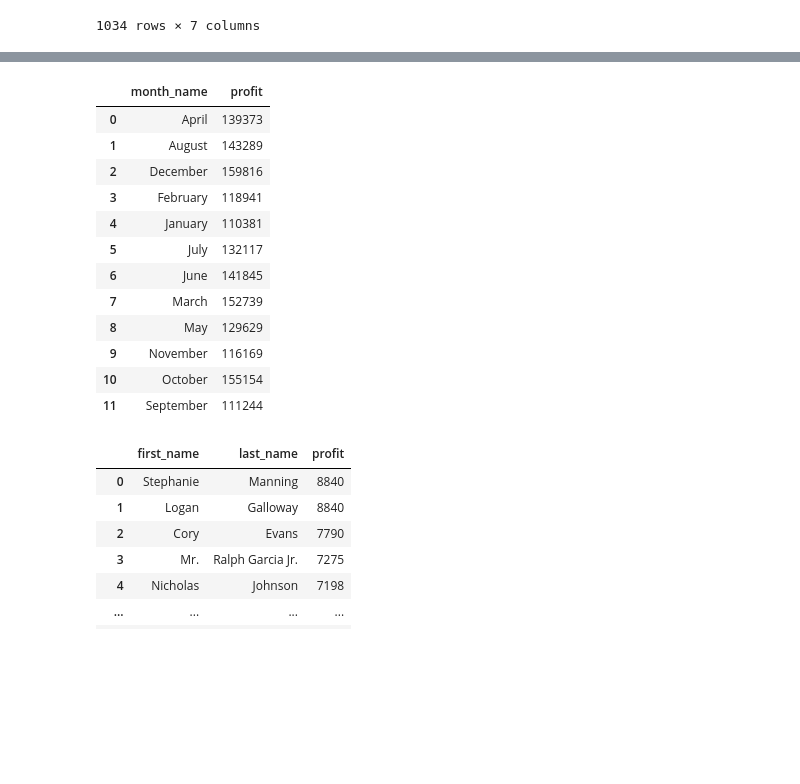
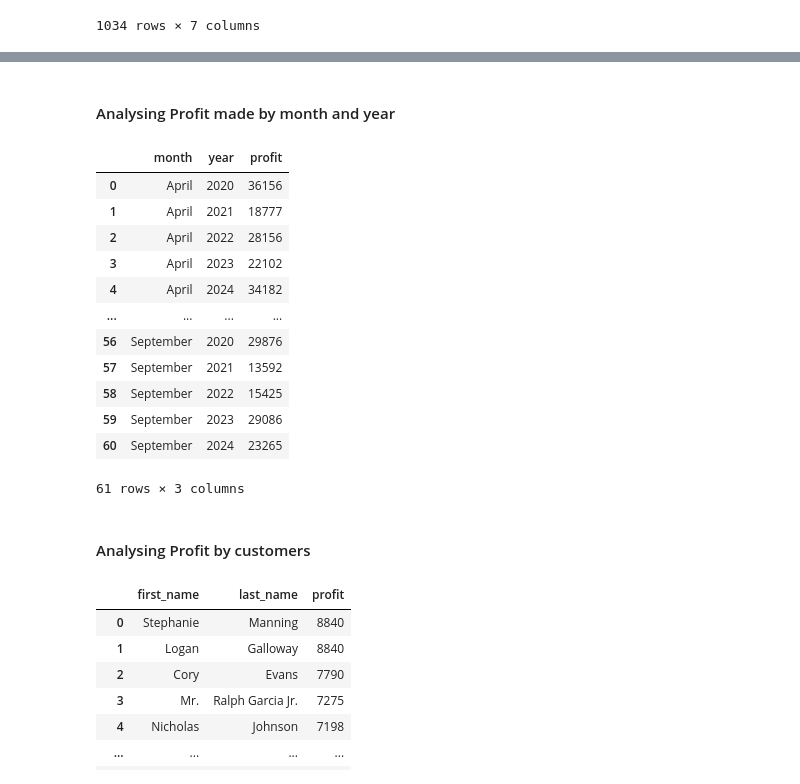
Before and after one commit to Adewaleilesanmi001/Platform-for-Strategic-Retail-Decisions, a Jupyter notebook: sales_intelligence.ipynb, the cells around one changed output, grey strips where cells are left out. Cells and saved outputs as stored; diff of their text form; code cells hidden in the pictures; blank space fills up the shorter version.

```diff
--- a/sales_intelligence.ipynb
+++ b/sales_intelligence.ipynb
@@ -200,7 +196,5 @@ df.to_excel('clean_sales_data.xlsx', index=False)
 # %%
-df_products = df[['category', 'sub_category']].drop_duplicates().reset_index(drop=True)
+df_products = df[['category', 'sub_category']].copy().drop_duplicates().reset_index(drop=True)
 df_products['product_id'] = df_products.index + 1
 df_products = df_products[['product_id', 'category', 'sub_category']]
 df_products
-df_products.to_csv('df_products.csv', index=False)
-df_products.to_excel('df_products.xlsx', index=False)
@@ -207,6 +217,7 @@ df_products.to_excel('df_products.xlsx', index=False)
 # %%
 df_customers = (
     df[['first_name', 'last_name', 'state', 'city']]
+    .copy()
     .drop_duplicates()
     .reset_index(drop=True)
 )
@@ -214,6 +225,3 @@ df_customers['customer_id'] = df_customers.index + 1
 # df_customers[['first_name', 'last_name']] = df_customers['customername'].str.split(' ', n=1, expand=True)
 df_customers = df_customers[['customer_id', 'first_name', 'last_name', 'state', 'city']]
 df_customers
-
-df_customers.to_csv('df_customers.csv', index=False)
-df_customers.to_excel('df_customers.xlsx', index=False)
@@ -225,17 +249,15 @@ df_orderss = (
            right_on=['first_name', 'last_name', 'state', 'city'],
            how='left', validate='many_to_one')
     .merge(df_products[['product_id', 'sub_category']], on='sub_category', how='left', validate='many_to_one')
-)
+).copy().drop_duplicates().reset_index(drop=True)
 df_orderss['cost_per_unit'] = np.where(
     df_orderss['quantity'] != 0,
     ((df_orderss['amount'] - df_orderss['profit']) / df_orderss['quantity']).round(2),
     np.nan
 )
+df_orderss['price'] = (df_orderss['amount'] / df_orderss['quantity']).round(2)
 df_orderss.insert(0, 'order_pk', df_orderss.index + 1)
-df_orderss['price'] = (df_orderss['amount'] / df_orderss['quantity']).round(2)
+
 df_orders = df_orderss[['order_pk', 'order_id', 'order_date', 'amount', 'paymentmode', 'quantity', 'customer_id', 'product_id', 'price']]
 
 df_orders
-
-df_orders.to_csv('df_orders.csv', index=False)
-df_orders.to_excel('df_orders.xlsx', index=False)
@@ -258,20 +309,18 @@ df_revenue.to_excel('df_revenue.xlsx', index=False)
 # %%
+
+
 df_fact_table = (
     df_customers[['customer_id']]
             .merge(df_orderss[['order_pk', 'order_id', 'order_date', 'amount', 'paymentmode', 'quantity',
        'customer_id', 'product_id', 'price', 'profit', 'cost_per_unit']], on='customer_id', how='left')
             .merge(df_products[['category', 'sub_category' , 'product_id']], on='product_id', how='left')
           #   .merge(df[['profit', 'amount', 'order_date','order_id', 'first_name', 'last_name', 'state', 'city']], on=['first_name', 'last_name', 'state', 'city'],  how='left', validate='many_to_many'). reset_index(drop=True)
-
-                 )
-df_fact_table['month_name'] = df_fact_table['order_date'].dt.strftime('%B')
+                 ).copy().drop_duplicates().reset_index(drop=True)
+df_fact_table['month'] = df_fact_table['order_date'].dt.strftime('%B')
+df_fact_table['year'] = df_fact_table['order_date'].dt.year
 df_fact_table['transaction_id'] = df_fact_table.index + 1
 # df_fact_table = df_fact_table[['order_id', 'customer_id', 'city', 'category', 'sub_category', 'paymentmode', 'order_date', 'amount', 'profit', 'quantity']]
 df_fact_table = df_fact_table[['transaction_id', 'customer_id', 'order_pk', 'order_date', 'amount', 'paymentmode',
        'quantity', 'product_id', 'price', 'profit', 'cost_per_unit',
-       'category', 'sub_category', 'month_name']]
+        'month', 'year']]
 df_fact_table
-
-
-df_fact_table.to_csv('df_fact_table.csv', index=False)
-df_fact_table.to_excel('df_fact_table.xlsx', index=False)
@@ -354,27 +418,32 @@ month_profit_category
+# %% [markdown]
+#### Analysing Profit made by month and year
 # %%
 monthly_profit = (
-    df_fact_table.groupby('month_name')['profit']
+    df_fact_table[['month', 'year', 'profit']]
+    .groupby(['month', 'year'])['profit']
       .sum()
       .reset_index()
-      .sort_values('month_name')
+      .sort_values(['month', 'year'])
       .reset_index(drop=True)
 )
 
 monthly_profit
 # %% [output]
-|  | month_name | profit |
-| 0 | April | 139373 |
-| 1 | August | 143289 |
-| 2 | December | 159816 |
-| 3 | February | 118941 |
-| 4 | January | 110381 |
-| 5 | July | 132117 |
-| 6 | June | 141845 |
-| 7 | March | 152739 |
-| 8 | May | 129629 |
-| 9 | November | 116169 |
-| 10 | October | 155154 |
-| 11 | September | 111244 |
+|  | month | year | profit |
+| 0 | April | 2020 | 36156 |
+| 1 | April | 2021 | 18777 |
+| 2 | April | 2022 | 28156 |
+| 3 | April | 2023 | 22102 |
+| 4 | April | 2024 | 34182 |
+| ... | ... | ... | ... |
+| 56 | September | 2020 | 29876 |
+| 57 | September | 2021 | 13592 |
+| 58 | September | 2022 | 15425 |
+| 59 | September | 2023 | 29086 |
+| 60 | September | 2024 | 23265 |
+61 rows × 3 columns
+# %% [markdown]
+#### Analysing Profit by customers
 # %%
 top_customers = (
     df_customers[['customer_id', 'first_name', 'last_name']]
```
Also changed, not shown: parts of 52 cells of this notebook, 10 other files.
